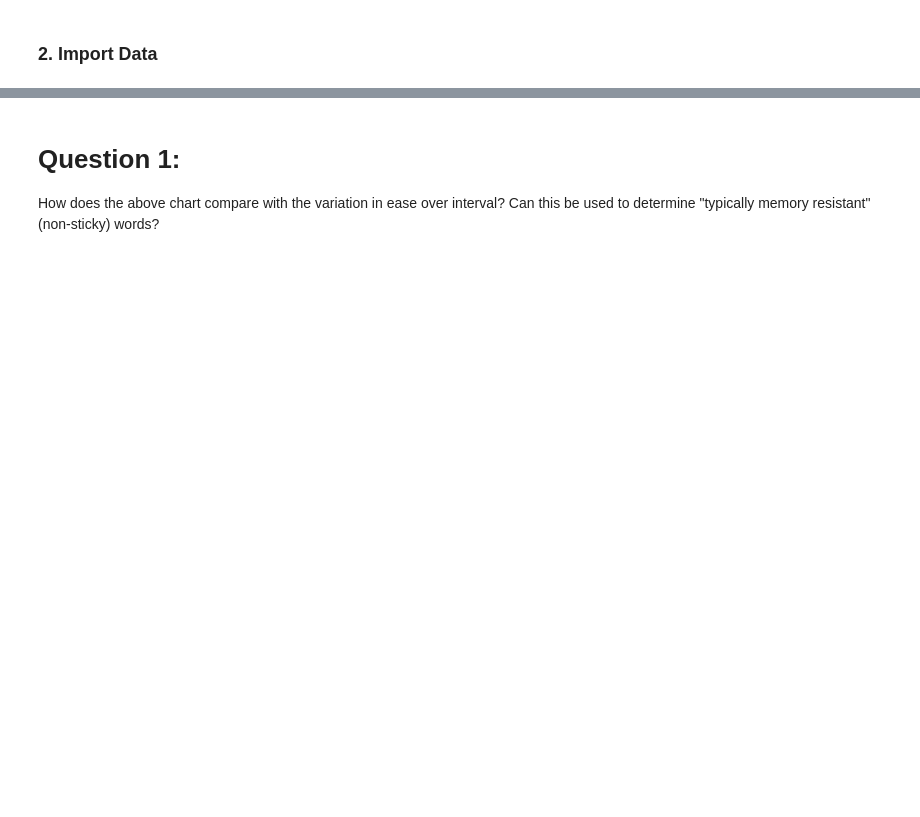
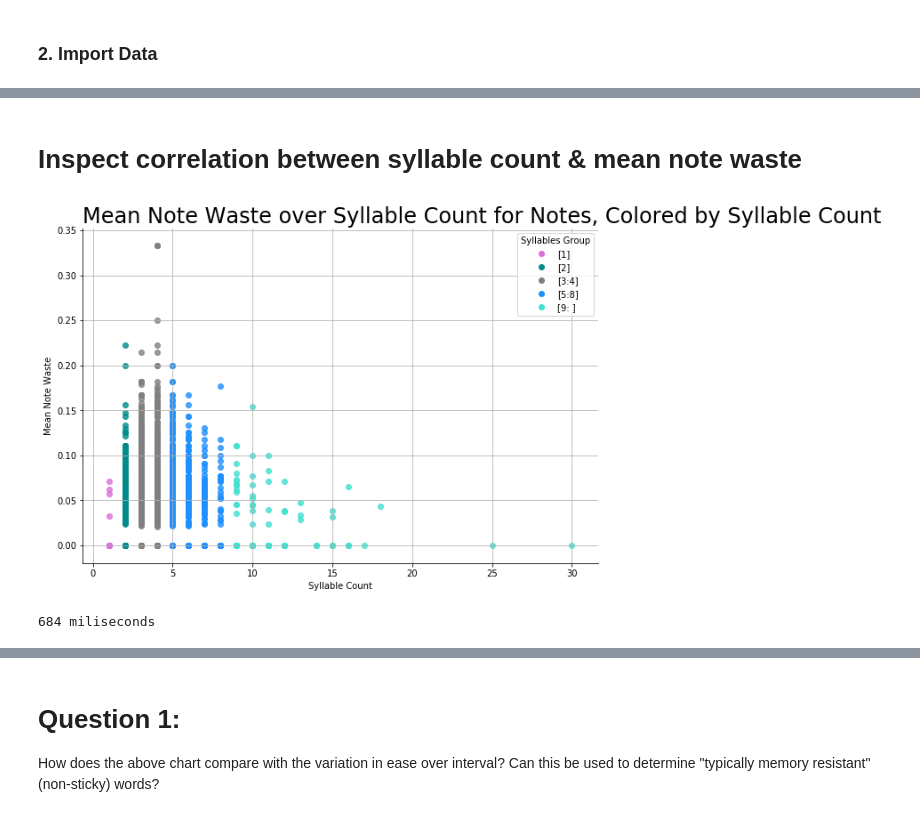
Before and after one commit to avidrucker/vocab-analysis, a Jupyter notebook: section_4_visualize_the_data.ipynb, the cells around one changed output, grey strips where cells are left out. Drawn from its saved outputs; the diff is of its cells as text; code cells hidden in the pictures; blank space fills up the shorter version.

```diff
--- a/section_4_visualize_the_data.ipynb
+++ b/section_4_visualize_the_data.ipynb
@@ -165,0 +197,30 @@ time_it(stuff_2)
+# %% [markdown]
+# Inspect correlation between syllable count & mean note waste
+# %%
+# corr
+x, y = 'Syllables', 'mean_note_waste'
+x_label, y_label = 'Syllable Count', 'Mean Note Waste'
+data = df_notes
+hue = 'SyllablesGroup'
+has_legend = True
+leg_title = 'Syllables Group'
+leg_labels = ['[1]','[2]', '[3:4]', '[5:8]', '[9: ]']
+hue_order = ['[1]','[2]', '[3:4]', '[5:8]', '[9: ]']
+
+colors = "Syllable Count"
+df_name = "Notes"
+title = f'{y_label} over {x_label} for {df_name}'
+if hue != "":
+    title += f", Colored by {colors}"
+
+jitter= False
+scatter_kws_s=25 # https://stackoverflow.com/questions/34796451/changing-the-marker-size-in-python-seaborn-lmplot
+# https://stackoverflow.com/questions/31303912/matplotlib-pyplot-scatterplot-legend-from-color-dictionary
+key_vals = {'[1]': u'orchid', '[2]': u'darkcyan', '[3:4]': u'grey', '[5:8]': u'dodgerblue', '[9: ]': u'turquoise'}
+
+time_it(lmplot_tdd, x=x, y=y, x_label=x_label, y_label=y_label,
+        title=title, hue=hue, data=data, key_vals=key_vals, hue_order=hue_order,
+        has_legend=has_legend, leg_title=leg_title, leg_labels=leg_labels)
+# %% [output]
+[figure, added]
+684 miliseconds
```
Also changed, not shown: parts of 47 cells of this notebook, 4 other files.
